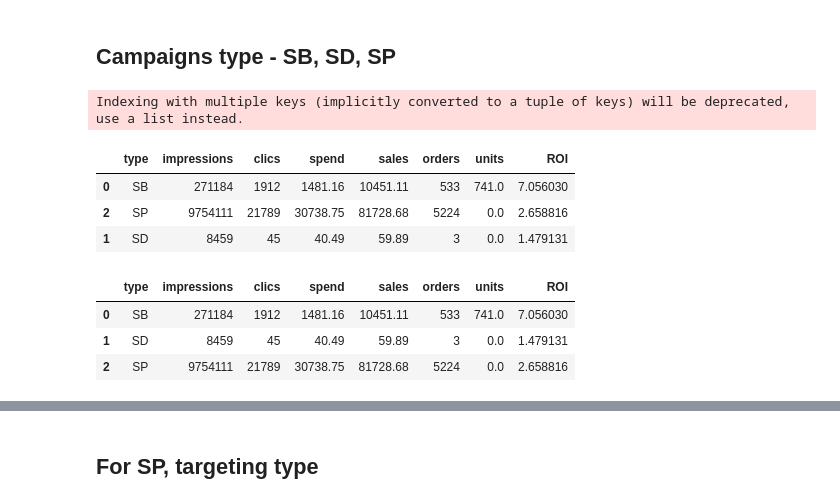
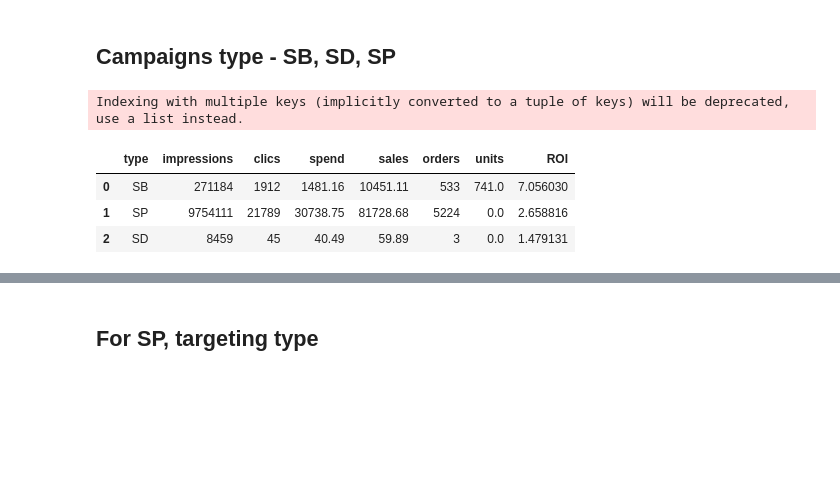
Before and after one commit to JuliaSokolova/amazon_-eCommerce_optimization, a Jupyter notebook: Campaigns_EDA.ipynb, the cells around one changed output, grey strips where cells are left out. Saved outputs shown, nothing was run; the diff lists cells and outputs as text; code cells hidden in the pictures; blank space fills up the shorter version.

```diff
--- a/Campaigns_EDA.ipynb
+++ b/Campaigns_EDA.ipynb
@@ -157,23 +173,16 @@ campaign_details.T
 # %%
 results_by_type = campaign_results.groupby(campaign_results.type)[
     'impressions',
     'clics',
     'spend',
     'sales',
     'orders',
     'units'].sum().reset_index()
 results_by_type['ROI'] = results_by_type.sales / results_by_type.spend
-results_by_type.sort_values(by = 'ROI', ascending = False)
+results_by_type.sort_values(by = 'ROI', ascending = False).reset_index().drop(columns = 'index')
 # %% [output]
 Indexing with multiple keys (implicitly converted to a tuple of keys) will be deprecated, use a list instead.
 |  | type | impressions | clics | spend | sales | orders | units | ROI |
 | 0 | SB | 271184 | 1912 | 1481.16 | 10451.11 | 533 | 741.0 | 7.056030 |
-| 2 | SP | 9754111 | 21789 | 30738.75 | 81728.68 | 5224 | 0.0 | 2.658816 |
-| 1 | SD | 8459 | 45 | 40.49 | 59.89 | 3 | 0.0 | 1.479131 |
+| 1 | SP | 9754111 | 21789 | 30738.75 | 81728.68 | 5224 | 0.0 | 2.658816 |
+| 2 | SD | 8459 | 45 | 40.49 | 59.89 | 3 | 0.0 | 1.479131 |
-# %%
-results_by_type
-# %% [output]
-|  | type | impressions | clics | spend | sales | orders | units | ROI |
-| 0 | SB | 271184 | 1912 | 1481.16 | 10451.11 | 533 | 741.0 | 7.056030 |
-| 1 | SD | 8459 | 45 | 40.49 | 59.89 | 3 | 0.0 | 1.479131 |
-| 2 | SP | 9754111 | 21789 | 30738.75 | 81728.68 | 5224 | 0.0 | 2.658816 |
```
Also changed, not shown: parts of 10 cells of this notebook, 3 other files.
